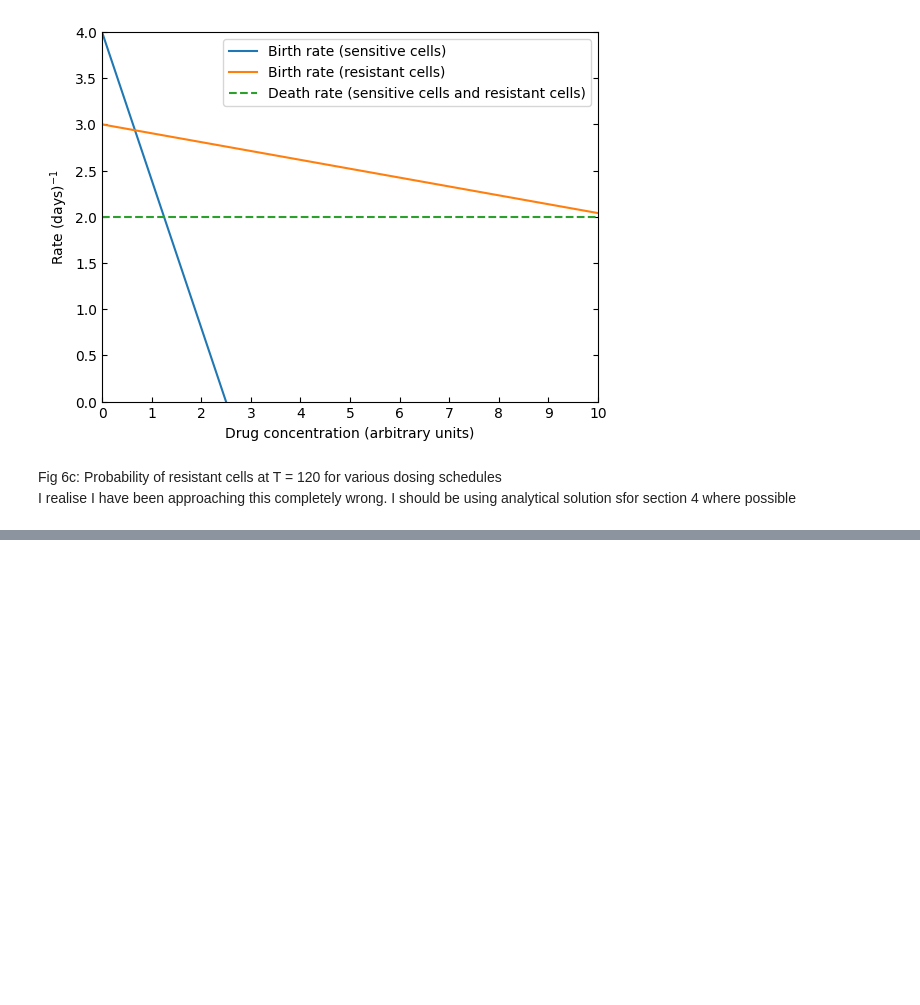
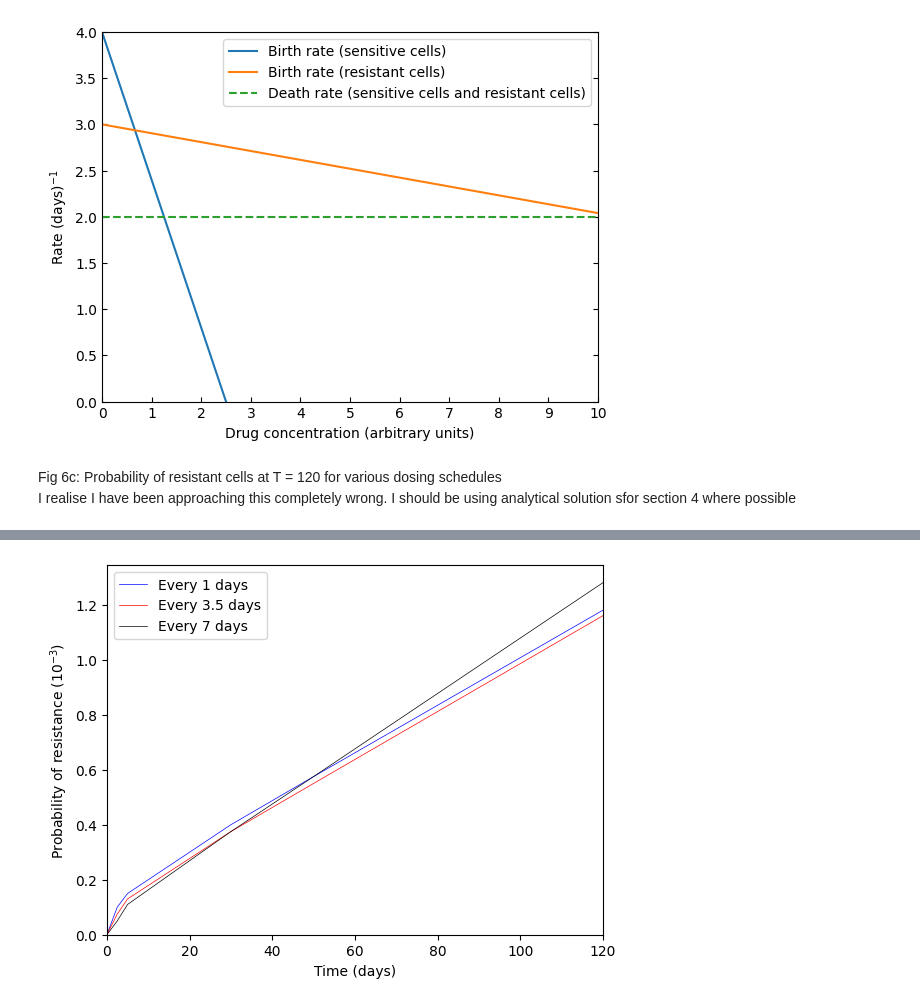
Before and after one commit to colmmcc2000/RSCAM_Group_11, a Jupyter notebook: code_RSCAM.ipynb, the cells around one changed output, grey strips where cells are left out. Cells and saved outputs as stored; diff of their text form; code cells hidden in the pictures; blank space fills up the shorter version.

```diff
--- a/code_RSCAM.ipynb
+++ b/code_RSCAM.ipynb
@@ -1344,0 +1382,27 @@ ValueError: x and y must have same first dimension, but have shapes (11,) and (1
+# %%
+time = [0, 2.5, 5,30, 50, 120]
+
+weekly = [0, 0.05, 0.11, 0.375, 0.575, 1.28]
+twice_weekly = [0, 0.075, 0.13, 0.375,0.55, 1.16]
+daily = [0, 0.1,  0.15, 0.4, 0.575, 1.18]
+list_ = [daily, twice_weekly, weekly]
+tau = [1, 3.5, 7]
+colours = ['blue', 'red', 'black']
+count = 0
+#To maintain the AUC we need D_new = D_1 * tau_new/tau_1
+#tau_1 = 1 so just 0.6 * tau_new
+#see notes for derivation. Solve AUC = integral(C(t)) form o to inf
+for x in list_:
+    plt.plot(time, x, c = colours[count], label = f'Every {tau[count]} days', lw = 0.5)
+    count += 1
+plt.legend()
+plt.xlim(0, T)
+plt.ylim(0, None)
+
+plt.xlabel('Time (days)')
+plt.ylabel(r'Probability of resistance ($10^{-3}$)')
+
+plt.savefig('Figs/probs_5.pdf', format='pdf', bbox_inches='tight', dpi=300)
+plt.show()
+# %% [output]
+[figure, added]
```
Also changed, not shown: parts of 6 cells of this notebook, 5 other files.
